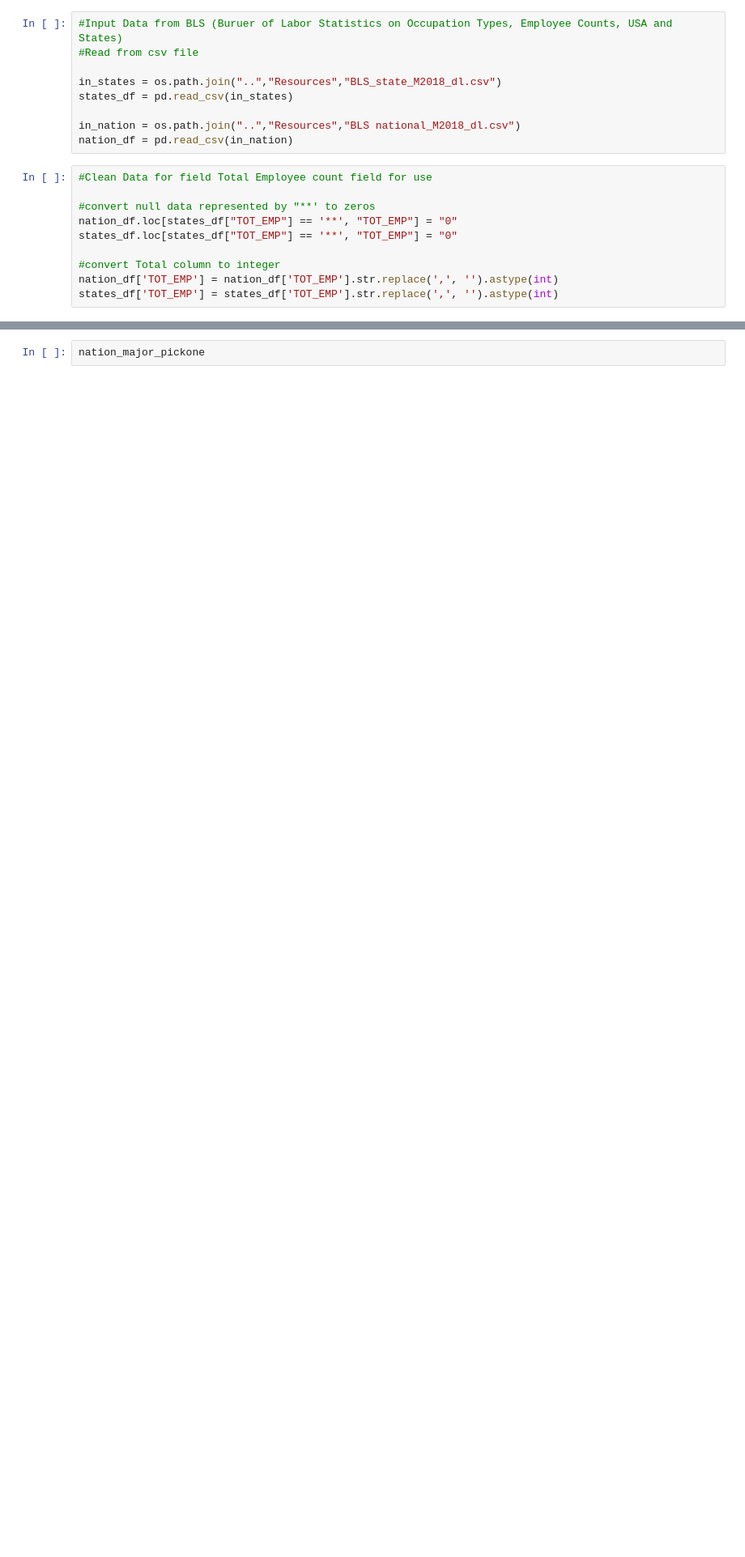
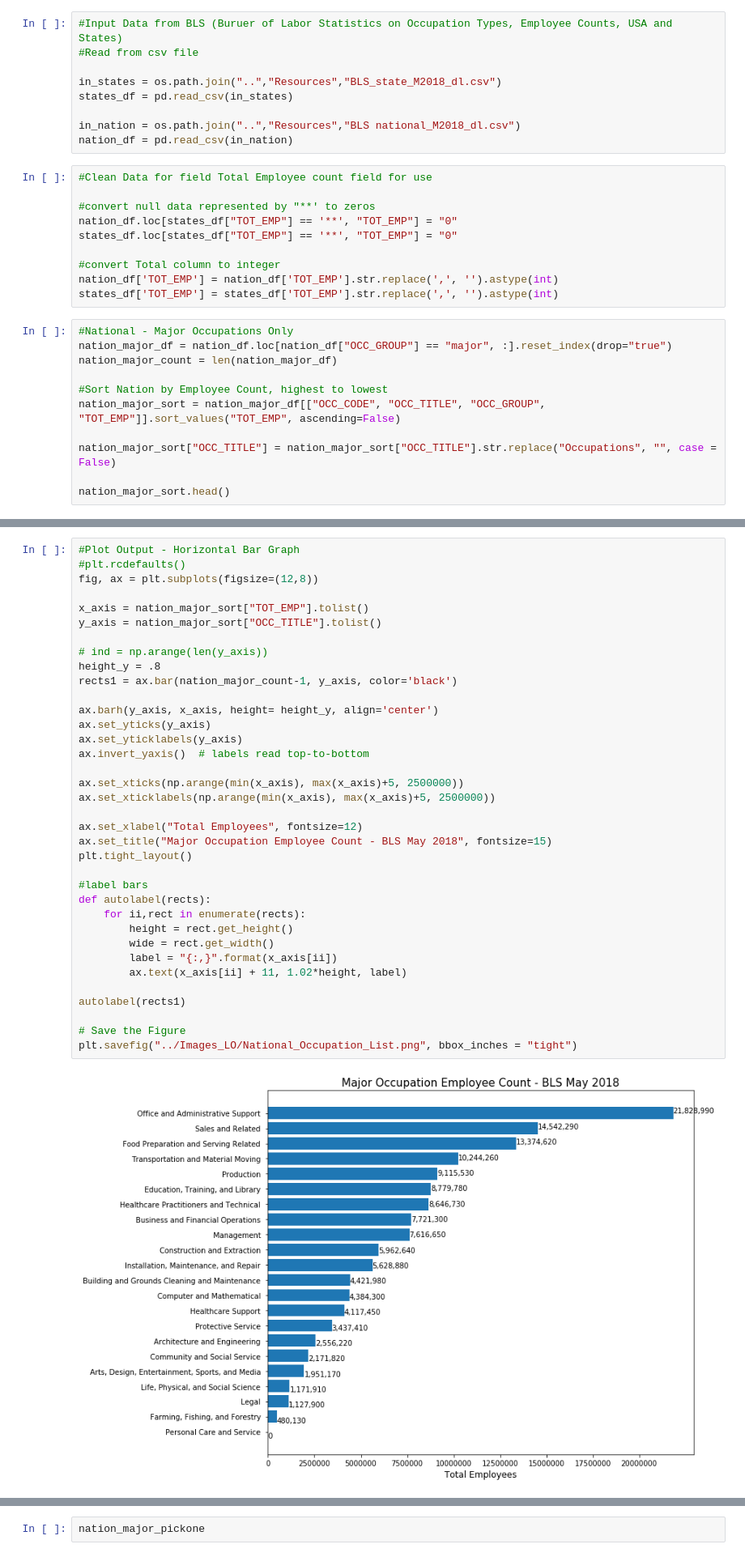
Before and after one commit to rubywyest/ProjectOneRepo, a Jupyter notebook: Coding/Coding_LO.ipynb, the cells around one changed output, grey strips where cells are left out. Shown at 81% size. Cells and saved outputs as stored; diff of their text form; blank space fills up the shorter version.

```diff
--- a/Coding/Coding_LO.ipynb
+++ b/Coding/Coding_LO.ipynb
@@ -24,3 +25,14 @@ states_df.loc[states_df["TOT_EMP"] == '**', "TOT_EMP"] = "0"
 #convert Total column to integer
 nation_df['TOT_EMP'] = nation_df['TOT_EMP'].str.replace(',', '').astype(int)
 states_df['TOT_EMP'] = states_df['TOT_EMP'].str.replace(',', '').astype(int)
+# %%
+#National - Major Occupations Only
+nation_major_df = nation_df.loc[nation_df["OCC_GROUP"] == "major", :].reset_index(drop="true")
+nation_major_count = len(nation_major_df)
+
+#Sort Nation by Employee Count, highest to lowest
+nation_major_sort = nation_major_df[["OCC_CODE", "OCC_TITLE", "OCC_GROUP", "TOT_EMP"]].sort_values("TOT_EMP", ascending=False)
+
+nation_major_sort["OCC_TITLE"] = nation_major_sort["OCC_TITLE"].str.replace("Occupations", "", case = False)
+
+nation_major_sort.head()
@@ -27 +46,39 @@ states_df['TOT_EMP'] = states_df['TOT_EMP'].str.replace(',', '').astype(int)
+# %%
+#Plot Output - Horizontal Bar Graph
+#plt.rcdefaults()
+fig, ax = plt.subplots(figsize=(12,8))
+
+x_axis = nation_major_sort["TOT_EMP"].tolist()
+y_axis = nation_major_sort["OCC_TITLE"].tolist()
+
+# ind = np.arange(len(y_axis))
+height_y = .8
+rects1 = ax.bar(nation_major_count-1, y_axis, color='black')
+
+ax.barh(y_axis, x_axis, height= height_y, align='center')
+ax.set_yticks(y_axis)
+ax.set_yticklabels(y_axis)
+ax.invert_yaxis()  # labels read top-to-bottom
+
+ax.set_xticks(np.arange(min(x_axis), max(x_axis)+5, 2500000))
+ax.set_xticklabels(np.arange(min(x_axis), max(x_axis)+5, 2500000))
+
+ax.set_xlabel("Total Employees", fontsize=12)
+ax.set_title("Major Occupation Employee Count - BLS May 2018", fontsize=15)
+plt.tight_layout()
+
+#label bars
+def autolabel(rects):
+    for ii,rect in enumerate(rects):
+        height = rect.get_height()
+        wide = rect.get_width()
+        label = "{:,}".format(x_axis[ii])
+        ax.text(x_axis[ii] + 11, 1.02*height, label)
+
+autolabel(rects1)
+
+# Save the Figure
+plt.savefig("../Images_LO/National_Occupation_List.png", bbox_inches = "tight")
+# %% [output]
+[figure, added]
 # %%
```
Also changed, not shown: parts of 3 cells of this notebook, 1 other file.
